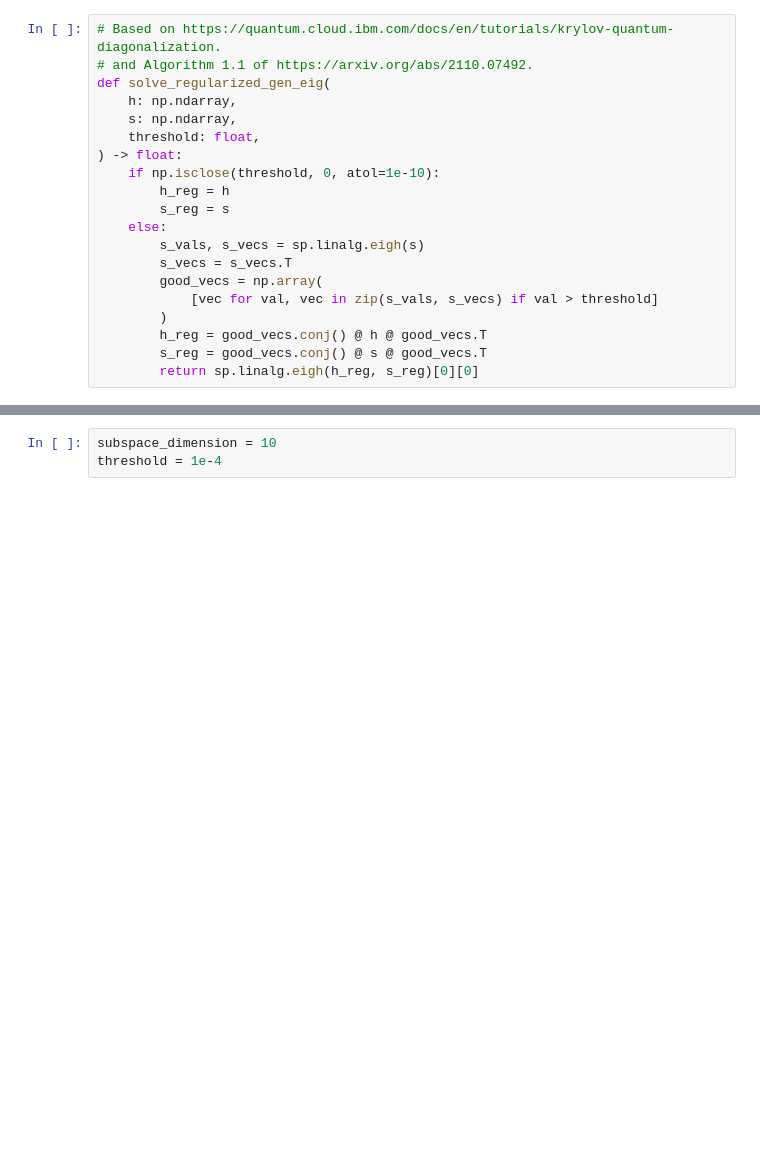
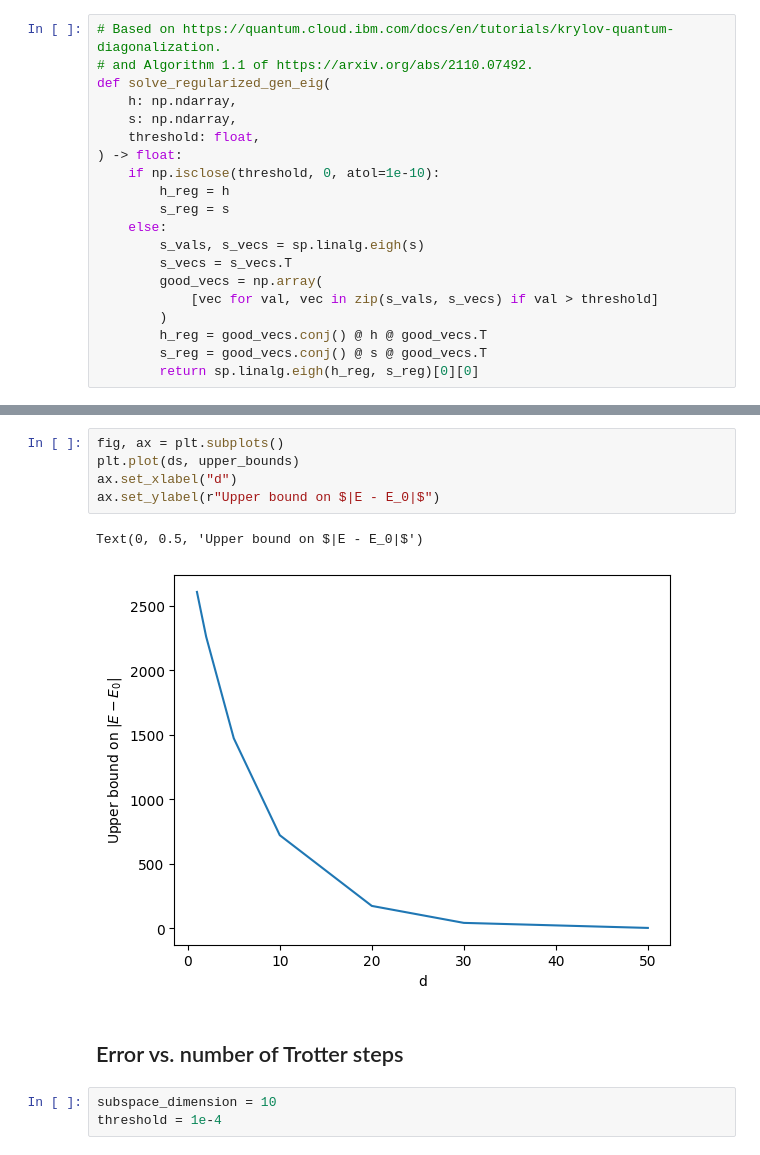
Before and after one commit to rmlarose/compare-vkp, a Jupyter notebook: hubbard_bound.ipynb, the cells around one changed output, grey strips where cells are left out. Drawn from its saved outputs; the diff is of its cells as text; blank space fills up the shorter version.

```diff
--- a/hubbard_bound.ipynb
+++ b/hubbard_bound.ipynb
@@ -134,3 +145,13 @@ Overlap = 0.6721983640824477
+# %%
+fig, ax = plt.subplots()
+plt.plot(ds, upper_bounds)
+ax.set_xlabel("d")
+ax.set_ylabel(r"Upper bound on $|E - E_0|$")
+# %% [output]
+Text(0, 0.5, 'Upper bound on $|E - E_0|$')
+[figure, added]
+# %% [markdown]
+## Error vs. number of Trotter steps
 # %%
 subspace_dimension = 10
 threshold = 1e-4
```
Also changed, not shown: parts of 13 cells of this notebook.
